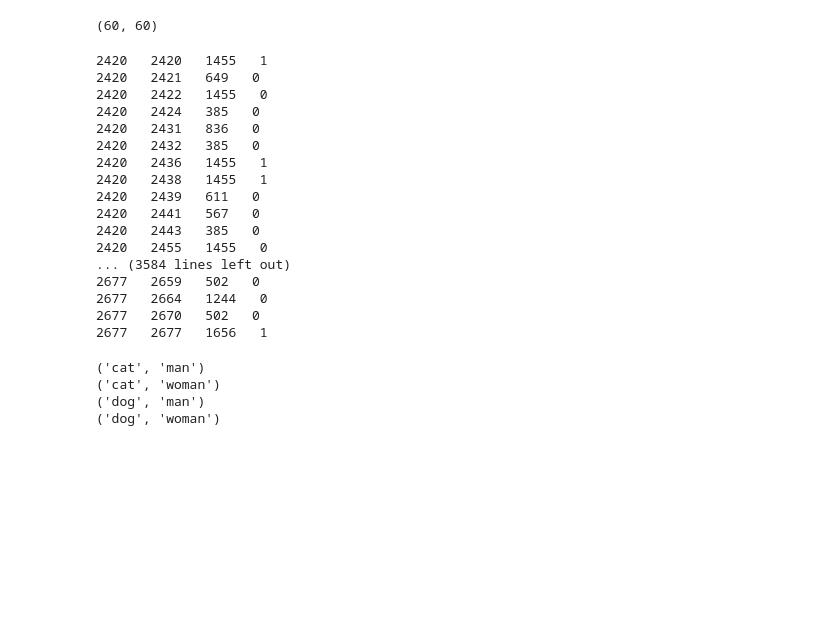
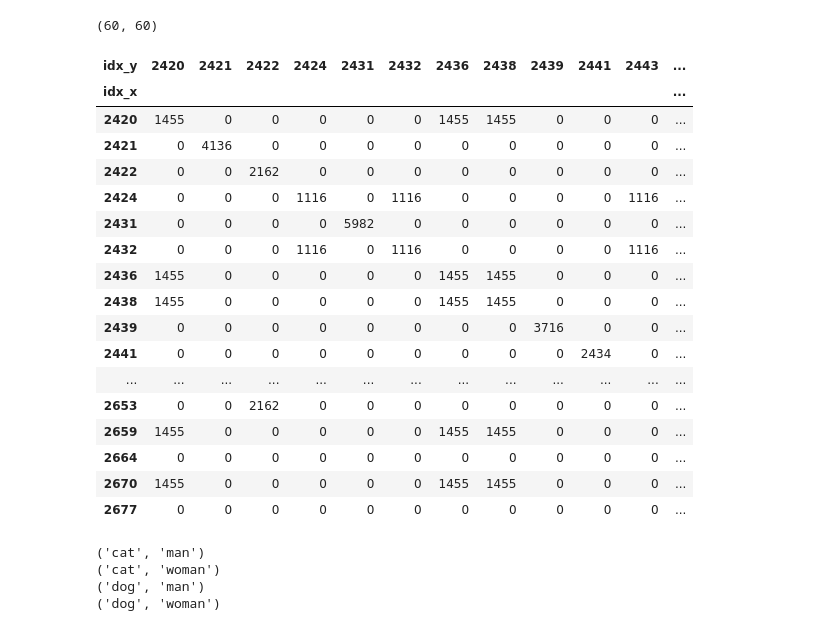
Before and after one commit to me-nobody/jovian-ml-project, a Jupyter notebook: jovian-ml-project-010422-lab.ipynb, the cells around one changed output. Cells and saved outputs as stored; diff of their text form; code cells hidden in the pictures; blank space fills up the shorter version.

Commit message:
pivot table made

```diff
--- a/jovian-ml-project-010422-lab.ipynb
+++ b/jovian-ml-project-010422-lab.ipynb
@@ -327,27 +327,44 @@ brca_class1 = list(zip(brca_class1_id,brca_class1_text_split))
 from itertools import combinations
 from itertools import product
 # %%
-for item1,item2 in product(brca_class1,brca_class1):
-    print(item1[0]," ",item2[0]," ",len((item1[1]).intersection(item2[1]))," ",len(np.intersect1d(item1[1],item2[1])))
-    #print(item1[0]," ",item2[0]," ",len(np.intersect1d(item1[1],item2[1])))
+def text_match(data1,data2):
+    idx_x=[]
+    idx_y=[]
+    val=[]
+    for item1,item2 in product(brca_class1,brca_class1):
+        if np.in1d(item1[1],item2[1]):
+            #print(item1[0]," ",item2[0]," ",len((item1[1]).intersection(item2[1]))," ",np.in1d(item1[1],item2[1]))
+            idx_x.append(item1[0])
+            idx_y.append(item2[0])
+            val.append(len(item1[1].intersection(item2[1])))
+            #print(item1[0]," ",item2[0])
+            #print(item1[0]," ",item2[0]," ",len((item1[1]).intersection(item2[1]))," ",len(np.intersect1d(item1[1],item2[1])))
+            #print(item1[0]," ",item2[0]," ",len(np.intersect1d(item1[1],item2[1])))
+    df=pd.DataFrame({"idx_x":idx_x,"idx_y":idx_y,"val":val})
+    return df
-# %% [output]
-2420   2420   1455   1
-2420   2421   649   0
-2420   2422   1455   0
-2420   2424   385   0
-2420   2431   836   0
-2420   2432   385   0
-2420   2436   1455   1
-2420   2438   1455   1
-2420   2439   611   0
-2420   2441   567   0
-2420   2443   385   0
-2420   2455   1455   0
-... (3584 lines left out)
-2677   2659   502   0
-2677   2664   1244   0
-2677   2670   502   0
-2677   2677   1656   1
+# %%
+df=text_match(brca_class1,brca_class1)
+# %%
+df.pivot_table(index="idx_x",columns="idx_y",values="val",fill_value=0)
+# %% [output]
+| idx_y | 2420 | 2421 | 2422 | 2424 | 2431 | 2432 | 2436 | 2438 | 2439 | 2441 | 2443 | ... |
+| idx_x |  |  |  |  |  |  |  |  |  |  |  | ... |
+| 2420 | 1455 | 0 | 0 | 0 | 0 | 0 | 1455 | 1455 | 0 | 0 | 0 | ... |
+| 2421 | 0 | 4136 | 0 | 0 | 0 | 0 | 0 | 0 | 0 | 0 | 0 | ... |
+| 2422 | 0 | 0 | 2162 | 0 | 0 | 0 | 0 | 0 | 0 | 0 | 0 | ... |
+| 2424 | 0 | 0 | 0 | 1116 | 0 | 1116 | 0 | 0 | 0 | 0 | 1116 | ... |
+| 2431 | 0 | 0 | 0 | 0 | 5982 | 0 | 0 | 0 | 0 | 0 | 0 | ... |
+| 2432 | 0 | 0 | 0 | 1116 | 0 | 1116 | 0 | 0 | 0 | 0 | 1116 | ... |
+| 2436 | 1455 | 0 | 0 | 0 | 0 | 0 | 1455 | 1455 | 0 | 0 | 0 | ... |
+| 2438 | 1455 | 0 | 0 | 0 | 0 | 0 | 1455 | 1455 | 0 | 0 | 0 | ... |
+| 2439 | 0 | 0 | 0 | 0 | 0 | 0 | 0 | 0 | 3716 | 0 | 0 | ... |
+| 2441 | 0 | 0 | 0 | 0 | 0 | 0 | 0 | 0 | 0 | 2434 | 0 | ... |
+| ... | ... | ... | ... | ... | ... | ... | ... | ... | ... | ... | ... | ... |
+| 2653 | 0 | 0 | 2162 | 0 | 0 | 0 | 0 | 0 | 0 | 0 | 0 | ... |
+| 2659 | 1455 | 0 | 0 | 0 | 0 | 0 | 1455 | 1455 | 0 | 0 | 0 | ... |
+| 2664 | 0 | 0 | 0 | 0 | 0 | 0 | 0 | 0 | 0 | 0 | 0 | ... |
+| 2670 | 1455 | 0 | 0 | 0 | 0 | 0 | 1455 | 1455 | 0 | 0 | 0 | ... |
+| 2677 | 0 | 0 | 0 | 0 | 0 | 0 | 0 | 0 | 0 | 0 | 0 | ... |
 # %%
 for x in product(lsta,lstb):
                   print(x)
```
